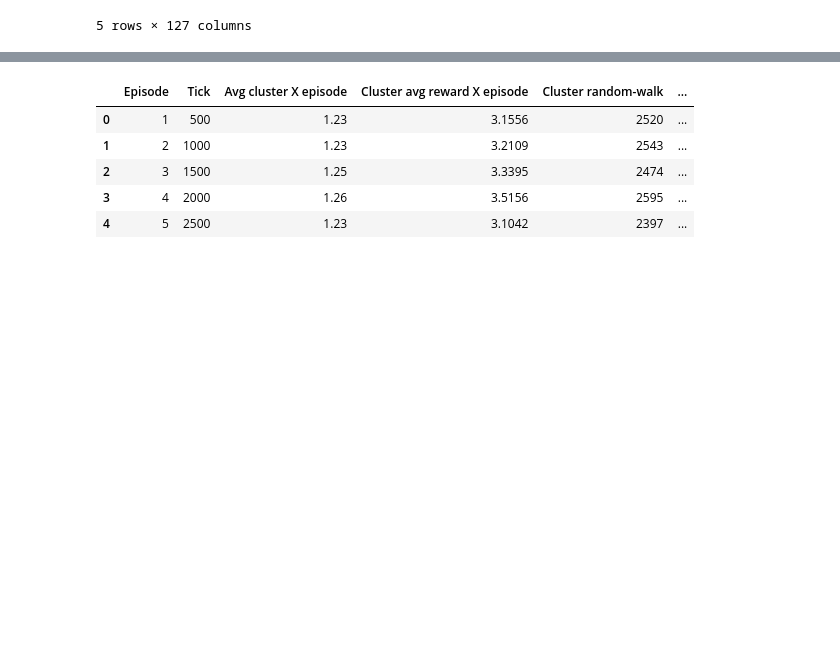
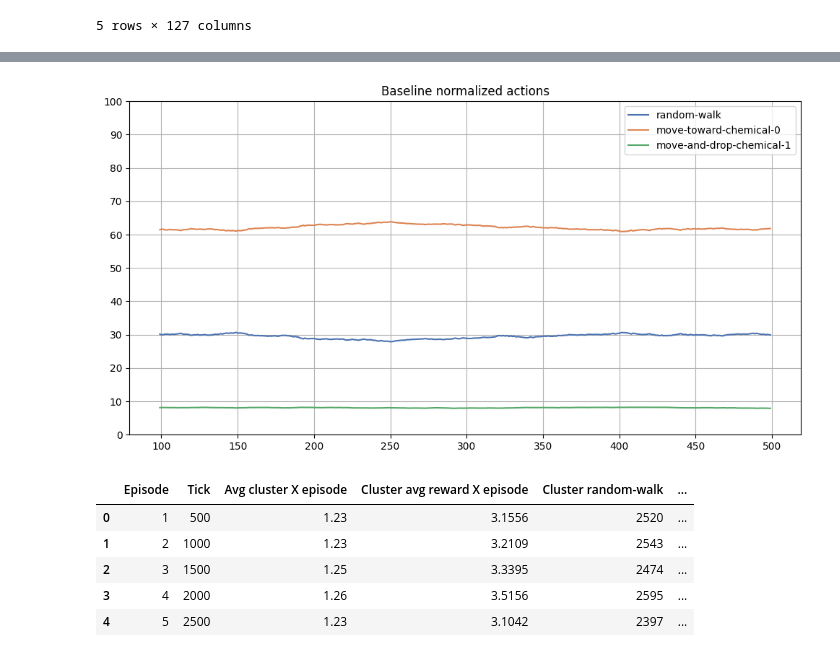
Before and after one commit to dav3-b/RL-swarms, a Jupyter notebook: refactoring/PlotMetrics3.ipynb, the cells around one changed output, grey strips where cells are left out. Saved outputs shown, nothing was run; the diff lists cells and outputs as text; code cells hidden in the pictures; blank space fills up the shorter version.

```diff
--- a/refactoring/PlotMetrics3.ipynb
+++ b/refactoring/PlotMetrics3.ipynb
@@ -219,0 +230,3 @@ plt.show()
+# %%
+baseline_metrics = pd.read_csv("environments/ants_8/metrics.csv")
+baseline_metrics.head()
@@ -219,0 +240,3 @@ plt.show()
+# %%
+ticks = baseline_metrics['Ticks'].values
+baseline_norm_actions = baseline_metrics.iloc[:, 2:] * 100
@@ -220,3 +271,19 @@ plt.show()
+# %%
+plt.figure(figsize=(12, 6))
+plt.grid()
+for c in range(len(baseline_norm_actions.columns)):
+    plt.plot(
+        baseline_metrics.index,
+        baseline_norm_actions.iloc[:, c].rolling(window=100).mean(),
+        label=baseline_norm_actions.columns[c],
+        color=colors[c]
+    )
+plt.yticks([i for i in range(0, 110, 10)])
+plt.title("Baseline normalized actions")
+plt.legend()
+plt.show()
+# %% [output]
+[figure, added]
 # %%
 def compute_freqs_4(row, ag, col):
     tot = row[f"(cluster_learner {ag})-random-walk"] + row[f"(cluster_learner {ag})-move-toward-chemical"] + row[
```
Also changed, not shown: parts of 14 cells of this notebook, 7 other files.
